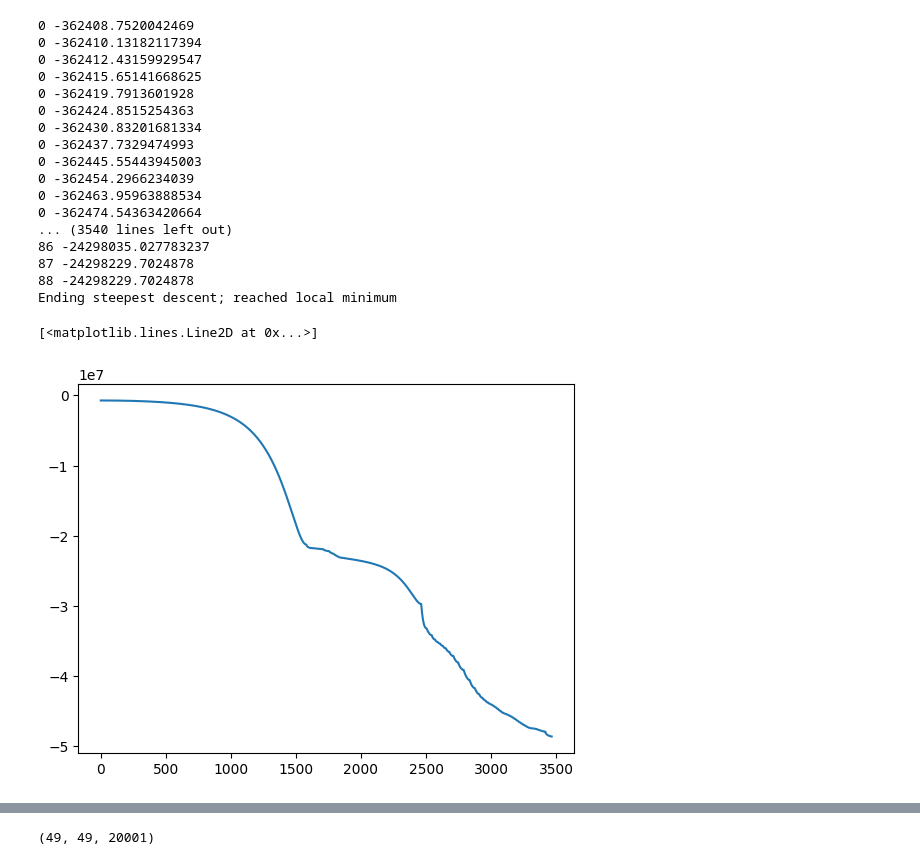
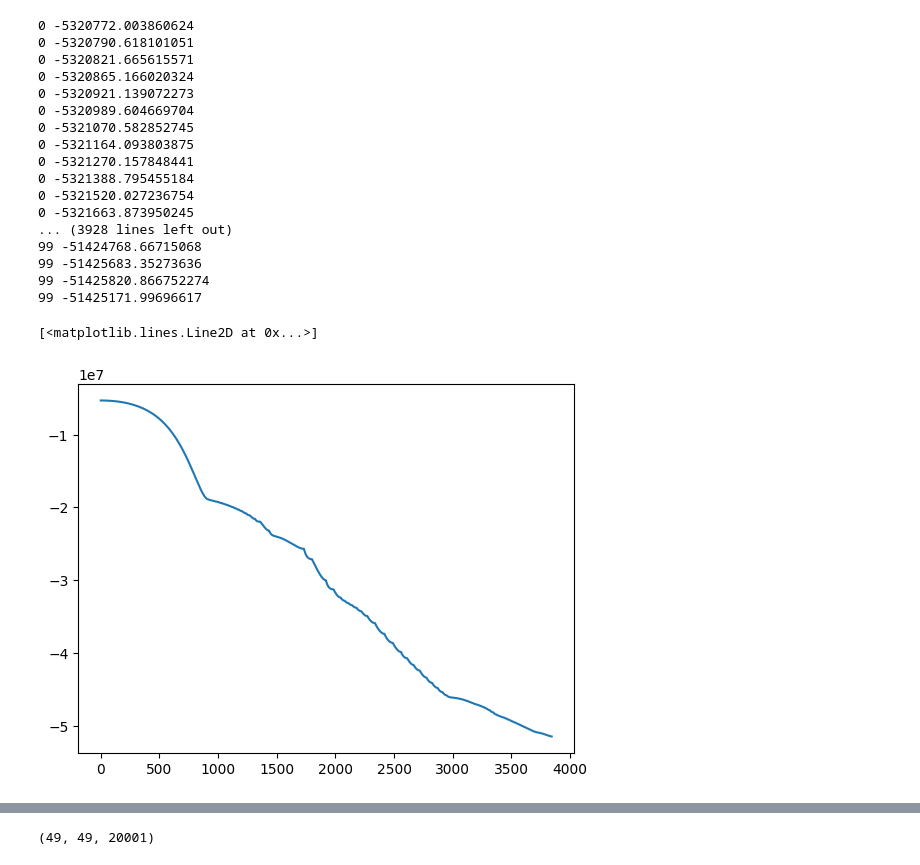
Before and after one commit to JONNeKK/ccs, a Jupyter notebook: week_3/aufraeumen_und_optimieren.ipynb, the cells around one changed output, grey strips where cells are left out. Drawn from its saved outputs; the diff is of its cells as text; code cells hidden in the pictures.

```diff
--- a/week_3/aufraeumen_und_optimieren.ipynb
+++ b/week_3/aufraeumen_und_optimieren.ipynb
@@ -163,7 +163,7 @@ class Box():
 
     def calculate_force_matrix(self) -> None:
         distance_abs_newaxis = self.distance_abs[:, :, np.newaxis]
-        self.force_mat = np.where(distance_abs_newaxis != 0, -(12*self.c_12/distance_abs_newaxis**14-6*self.c_6/distance_abs_newaxis**8)*self.distance_ghost, 0)
+        self.force_mat = np.where(distance_abs_newaxis != 0, (12*self.c_12/distance_abs_newaxis**14-6*self.c_6/distance_abs_newaxis**8)*self.distance_ghost, 0)
 
     def calculate_potEnergy_matrix(self) -> None:
         self.potEnergy_mat = np.where(self.distance_abs != 0, (self.c_12/(self.distance_abs**12)-self.c_6/(self.distance_abs**6)), 0)
@@ -183,7 +183,7 @@ class Box():
         i = 0
 
         while i < counter:
-            move_direction = np.sum(self.force_mat,axis=1)
+            move_direction = np.sum(self.force_mat,axis=0)
             #print(move_direction)
 
             move_direction = np.divide(move_direction,np.linalg.norm(move_direction))
@@ -207,7 +207,7 @@ class Box():
                     i += 1
                     pathway = False
 
-            if np.abs(pot_energy_new - np.sum(pot_energies[-1])/2) < 0.001 or pot_energy_new==pot_energy_old:
+            if np.abs(pot_energy_new - np.sum(pot_energies[-1])/2) < 0.001 or pot_energy_new == pot_energy_old:
                 print('Ending steepest descent; reached local minimum')
                 i = counter + 1
             else:
@@ -397,7 +400,8 @@ class Analysis():
 
         plt.legend()
 # %%
-box = Box(np.array([5,5]),25)
+grid=np.array([7,7])
+box = Box(np.array([5,5]),int(np.prod(grid)))
 # %%
 angles = [np.pi/4,-np.pi/4]
 x = [2.75,3.25]
@@ -409,25 +413,25 @@ box.fill_particles(0.5,18,150,align='grid',grid=np.array([5,5]))
 # %%
 energies = box.steepest_descent(distance = 0.001, counter = 100)
 # %% [output]
-0 -362408.7520042469
-0 -362410.13182117394
-0 -362412.43159929547
-0 -362415.65141668625
-0 -362419.7913601928
-0 -362424.8515254363
-0 -362430.83201681334
-0 -362437.7329474993
-0 -362445.55443945003
-0 -362454.2966234039
-0 -362463.95963888534
-0 -362474.54363420664
-... (3540 lines left out)
-86 -24298035.027783237
-87 -24298229.7024878
-88 -24298229.7024878
-Ending steepest descent; reached local minimum
+0 -5320772.003860624
+0 -5320790.618101051
+0 -5320821.665615571
+0 -5320865.166020324
+0 -5320921.139072273
+0 -5320989.604669704
+0 -5321070.582852745
+0 -5321164.093803875
+0 -5321270.157848441
+0 -5321388.795455184
+0 -5321520.027236754
+0 -5321663.873950245
+... (3928 lines left out)
+99 -51424768.66715068
+99 -51425683.35273636
+99 -51425820.866752274
+99 -51425171.99696617
 # %%
-plt.plot(np.sum(np.sum(energies, axis = 1), axis = 1))
+plt.plot(np.sum(np.sum(energies, axis = 1), axis = 1)/2)
 # %% [output]
 [<matplotlib.lines.Line2D at 0x...>]
-[figure, old version]
+[figure, new version]
```
Also changed, not shown: parts of 8 cells of this notebook.
